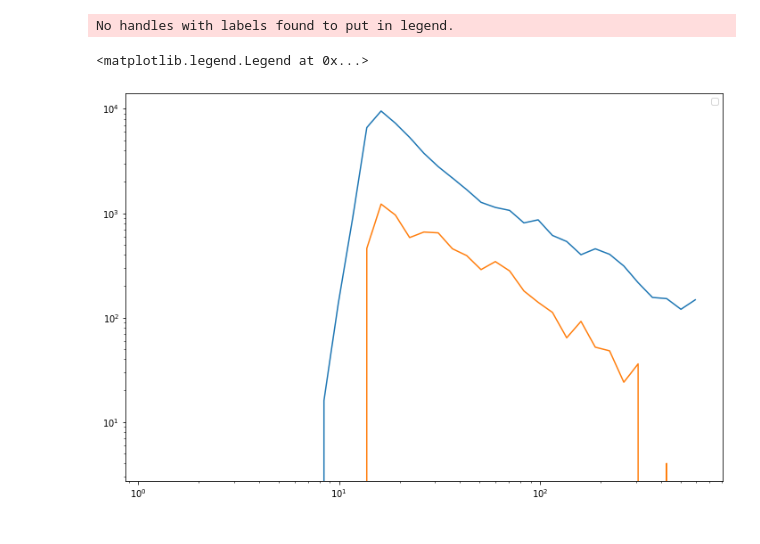
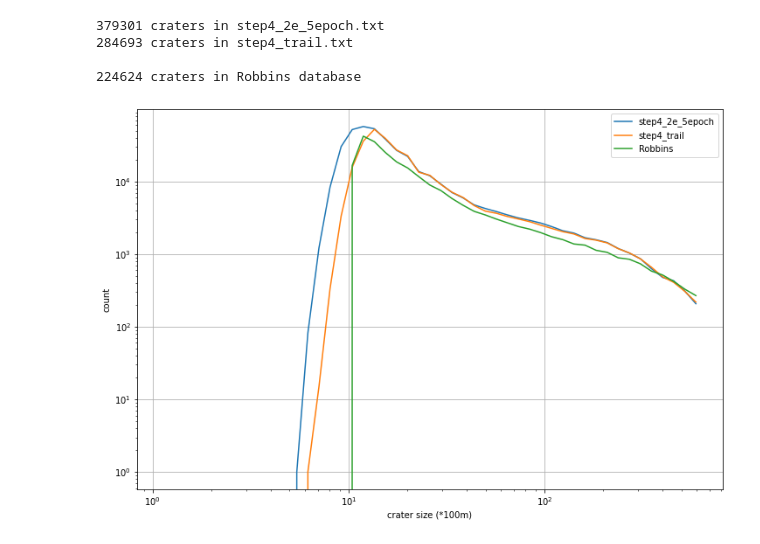
Before and after one commit to liyinze1/Robbins-to-THEMIS, a Jupyter notebook: distribution.ipynb, the cells around one changed output. Cells and saved outputs as stored; diff of their text form; code cells hidden in the pictures.

Commit message:
update crater dataset

```diff
--- a/distribution.ipynb
+++ b/distribution.ipynb
@@ -1,42 +1,73 @@
 # %%
 import matplotlib.pyplot as plt
 import os
 from math import cos, radians
 from tqdm import tqdm
 import numpy as np
+import pandas as pd
 
+folder_path = 'distribution'
+resolution = 593
+bins = np.logspace(0, 1, 50, base=593)
+plt.figure(figsize=(12,8))
 
-def plot_distribution(label_path, resolution=593, label=''):
+buffer = ''
+
+for file_name in os.listdir(folder_path):
+    if not file_name.endswith('txt'):
+        continue
 
     size_list = []
 
-    for file_name in tqdm(os.listdir(label_path)):
-        if not file_name.endswith('txt'):
-            continue
+    f = open(folder_path + '/' + file_name)
 
-        try:
-            lat = int(file_name.split('_')[0])
+    w_scale = 1
+
+    model_name = file_name[:-4]
+
+    for line in tqdm(f.read().splitlines()):
+
+        xs = line.split()
+
+        if len(xs) < 4:
+            lat = int(line.split('_')[0])
             w_scale = cos(radians(lat))
-        except:
-            w_scale = 1
-
-        f = open(label_path + '/' + file_name)
-        for line in f.read().splitlines():
+        else:
             w, h = line.split()[3: 5]
             w = float(w) * resolution * w_scale
             h = float(h) * resolution
             size_list.append(max(w, h))
-        f.close()
 
-    bins = np.logspace(0, 1, 40, base=593)
+    f.close()
+
     y, x = np.histogram(size_list, bins=bins)
-    plt.loglog(x[1:], y, label=label)
+    x = (x[1:] * x[:-1])**0.5
+    plt.loglog(x, y, label=model_name)
+
+    buffer += str(len(size_list)) + ' craters in ' + file_name + '\n'
+
+print(buffer)
+
+
+robbins = pd.read_csv('Robbins_essential.csv')
+index = (robbins['LATITUDE_CIRCLE_IMAGE'] < 30) & (robbins['LATITUDE_CIRCLE_IMAGE'] > -30) & (robbins['DIAM_CIRCLE_IMAGE'] < resolution/10)
+size_list = robbins['DIAM_CIRCLE_IMAGE'][index]
+size_list *= 10
+y, x = np.histogram(size_list, bins=bins)
+x = (x[1:] * x[:-1])**0.5
+plt.loglog(x, y, label='Robbins')
+
+print(str(len(size_list)) + ' craters in Robbins database')
+
+
+plt.ylabel('count')
+plt.xlabel('crater size (*100m)')
+plt.legend()
+plt.grid(True)
+plt.show()
+# %% [output]
+379301 craters in step4_2e_5epoch.txt
+284693 craters in step4_trail.txt
+
+224624 craters in Robbins database
+[figure, added]
-# %%
-plt.figure(figsize=(12,8))
-plot_distribution('combined/labels', 593)
-plot_distribution('bendix/labels', 416)
-plt.legend()
-# %% [output]
-No handles with labels found to put in legend.
-<matplotlib.legend.Legend at 0x...>
-[figure, removed]
```
Also changed, not shown: parts of 1 cell of this notebook, 7 other files.
